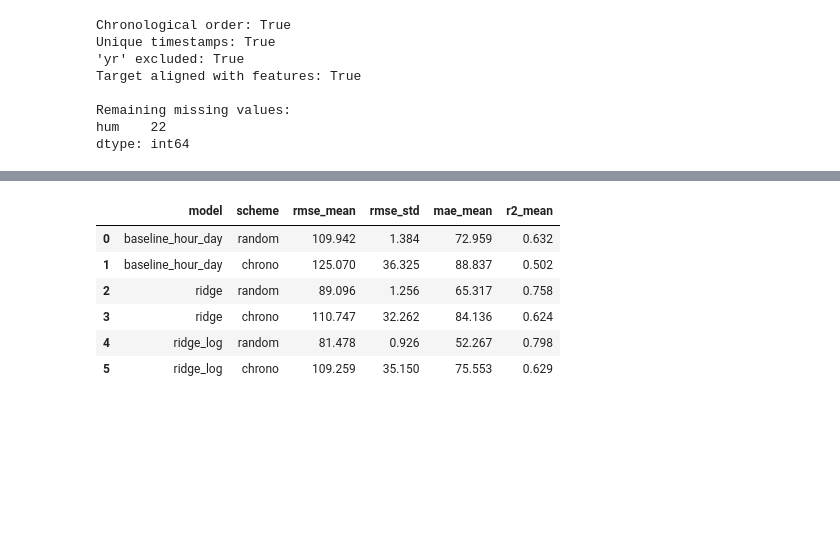
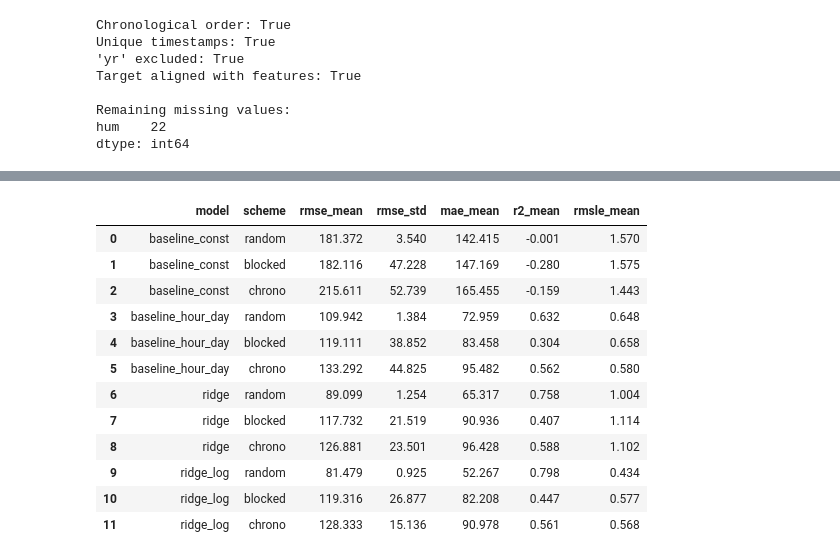
Before and after one commit to gghgfttd/ml-2026-MiniProject, a Jupyter notebook: 03_ridge.ipynb, the cells around one changed output, grey strips where cells are left out. Drawn from its saved outputs; the diff is of its cells as text; code cells hidden in the pictures; blank space fills up the shorter version.

Commit message:
ridge model update

```diff
--- a/03_ridge.ipynb
+++ b/03_ridge.ipynb
@@ -104,5 +132,5 @@ ridge_pipeline = Pipeline([
 # %%
-ALPHAS = np.logspace(-5, 3, 25)
+ALPHAS = np.logspace(-4, 3, 15)
 INNER_SPLITS = 3
 
 
@@ -135,24 +184,31 @@ for name, log_target in variants.items():
 # %%
 def summarise(name, scheme):
     folds = pd.read_csv(RESULTS_DIR / f"{name}_{scheme}_folds.csv")
+
     return {
         "model": name,
         "scheme": scheme,
         "rmse_mean": folds["rmse"].mean(),
         "rmse_std": folds["rmse"].std(),
         "mae_mean": folds["mae"].mean(),
         "r2_mean": folds["r2"].mean(),
+        "rmsle_mean": folds["rmsle"].mean(),
     }
 
-
-names = ["baseline_hour_day", "ridge", "ridge_log"]
+names = ["baseline_const", "baseline_hour_day", "ridge", "ridge_log"]
 summary = pd.DataFrame([summarise(n, s) for n in names for s in SCHEMES])
 summary.round(3)
 # %% [output]
-|  | model | scheme | rmse_mean | rmse_std | mae_mean | r2_mean |
-| 0 | baseline_hour_day | random | 109.942 | 1.384 | 72.959 | 0.632 |
-| 1 | baseline_hour_day | chrono | 125.070 | 36.325 | 88.837 | 0.502 |
-| 2 | ridge | random | 89.096 | 1.256 | 65.317 | 0.758 |
-| 3 | ridge | chrono | 110.747 | 32.262 | 84.136 | 0.624 |
-| 4 | ridge_log | random | 81.478 | 0.926 | 52.267 | 0.798 |
-| 5 | ridge_log | chrono | 109.259 | 35.150 | 75.553 | 0.629 |
+|  | model | scheme | rmse_mean | rmse_std | mae_mean | r2_mean | rmsle_mean |
+| 0 | baseline_const | random | 181.372 | 3.540 | 142.415 | -0.001 | 1.570 |
+| 1 | baseline_const | blocked | 182.116 | 47.228 | 147.169 | -0.280 | 1.575 |
+| 2 | baseline_const | chrono | 215.611 | 52.739 | 165.455 | -0.159 | 1.443 |
+| 3 | baseline_hour_day | random | 109.942 | 1.384 | 72.959 | 0.632 | 0.648 |
+| 4 | baseline_hour_day | blocked | 119.111 | 38.852 | 83.458 | 0.304 | 0.658 |
+| 5 | baseline_hour_day | chrono | 133.292 | 44.825 | 95.482 | 0.562 | 0.580 |
+| 6 | ridge | random | 89.099 | 1.254 | 65.317 | 0.758 | 1.004 |
+| 7 | ridge | blocked | 117.732 | 21.519 | 90.936 | 0.407 | 1.114 |
+| 8 | ridge | chrono | 126.881 | 23.501 | 96.428 | 0.588 | 1.102 |
+| 9 | ridge_log | random | 81.479 | 0.925 | 52.267 | 0.798 | 0.434 |
+| 10 | ridge_log | blocked | 119.316 | 26.877 | 82.208 | 0.447 | 0.577 |
+| 11 | ridge_log | chrono | 128.333 | 15.136 | 90.978 | 0.561 | 0.568 |
```
Also changed, not shown: parts of 28 cells of this notebook.
